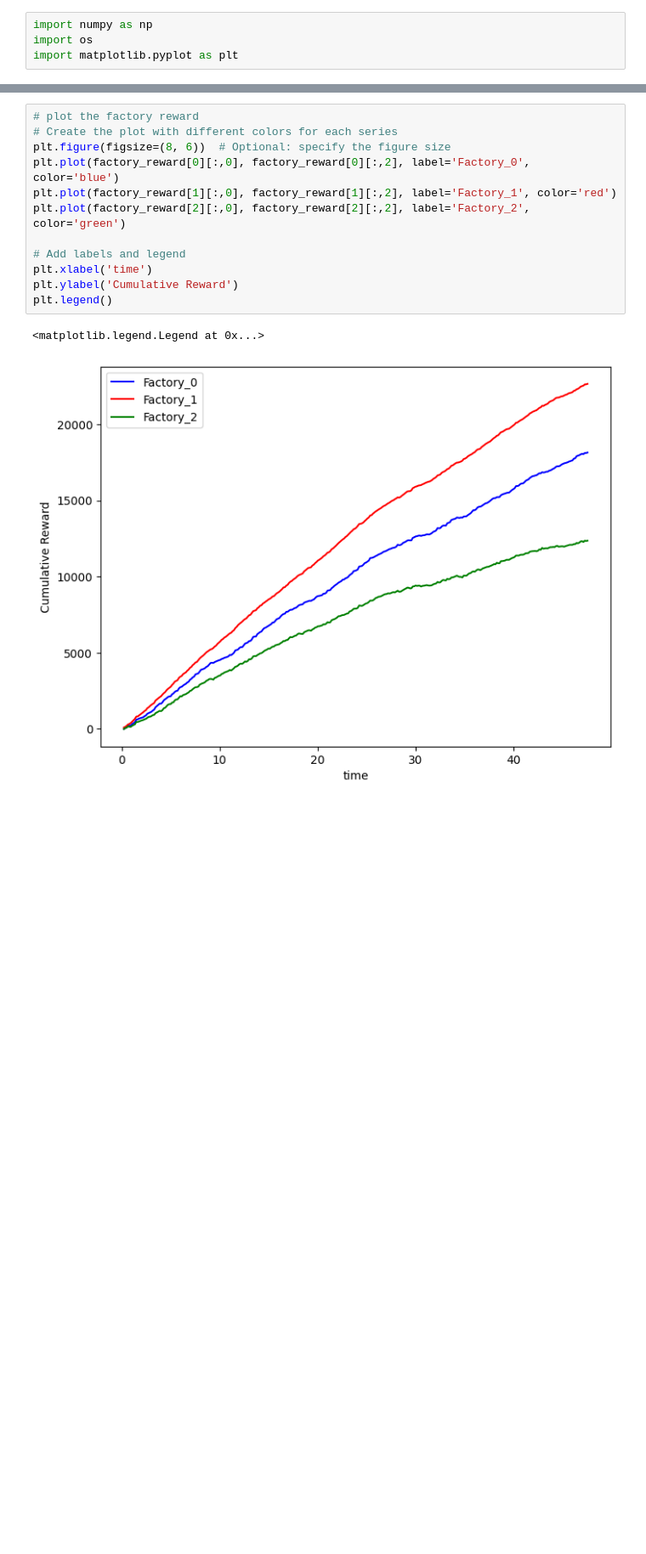
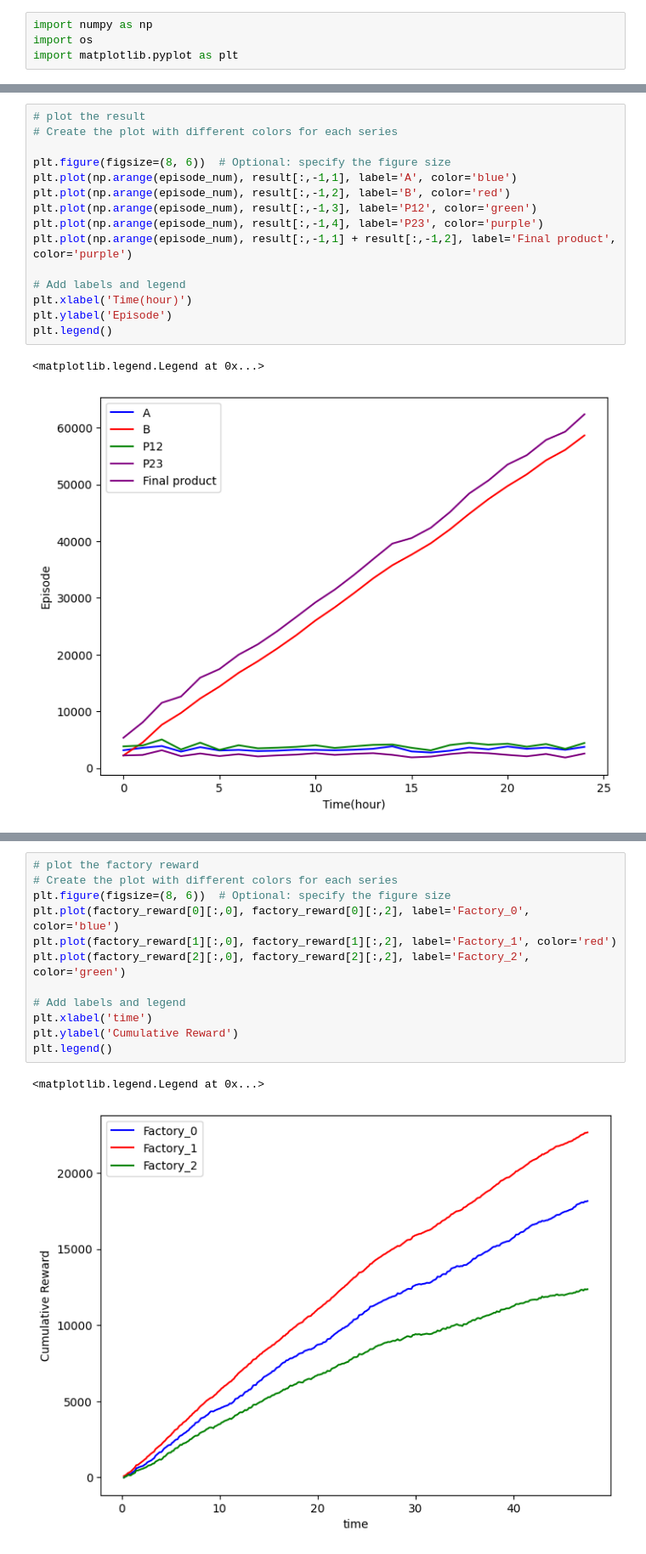
Before and after one commit to Observe-l/RL-Scheduling, a Jupyter notebook: plot.ipynb, the cells around one changed output, grey strips where cells are left out. Shown: that part at 85% size. Saved outputs shown, nothing was run; the diff lists cells and outputs as text; blank space fills up the shorter version.

```diff
--- a/plot.ipynb
+++ b/plot.ipynb
@@ -24,3 +45,21 @@ for filename in os.listdir(folder_path):
+# %%
+# plot the result
+# Create the plot with different colors for each series
+
+plt.figure(figsize=(8, 6))  # Optional: specify the figure size
+plt.plot(np.arange(episode_num), result[:,-1,1], label='A', color='blue')
+plt.plot(np.arange(episode_num), result[:,-1,2], label='B', color='red')
+plt.plot(np.arange(episode_num), result[:,-1,3], label='P12', color='green')
+plt.plot(np.arange(episode_num), result[:,-1,4], label='P23', color='purple')
+plt.plot(np.arange(episode_num), result[:,-1,1] + result[:,-1,2], label='Final product', color='purple')
+
+# Add labels and legend
+plt.xlabel('Time(hour)')
+plt.ylabel('Episode')
+plt.legend()
+# %% [output]
+<matplotlib.legend.Legend at 0x...>
+[figure, added]
 # %%
 # plot the result
 # Create the plot with different colors for each series
```
Also changed, not shown: parts of 6 cells of this notebook, 4 other files.
